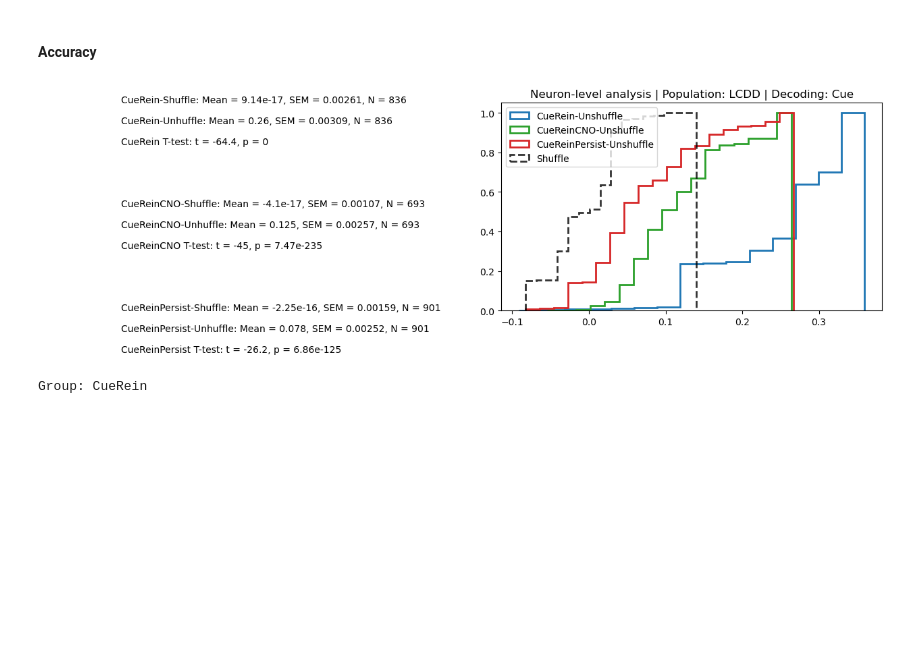
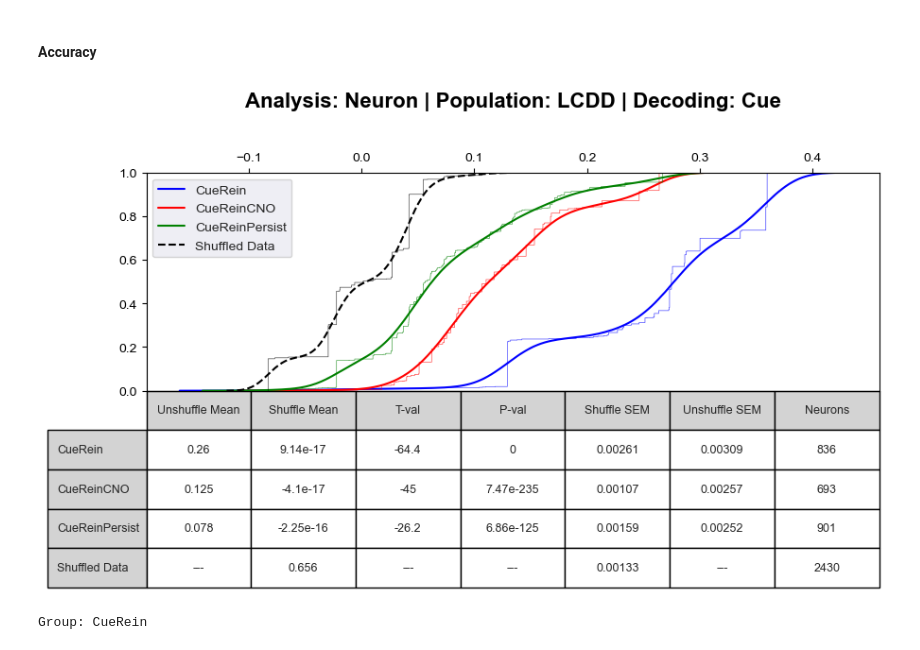
Before and after one commit to datasiansalsa/LC-PrL-DREADDs_Self-Admin_Analysis, a Jupyter notebook: cue_analysis/LCDD/LCDD_cue_analysis_JJB.ipynb, the cells around one changed output. Cells and saved outputs as stored; diff of their text form; code cells hidden in the pictures; blank space fills up the shorter version.

```diff
--- a/cue_analysis/LCDD/LCDD_cue_analysis_JJB.ipynb
+++ b/cue_analysis/LCDD/LCDD_cue_analysis_JJB.ipynb
@@ -1022,7 +1022,7 @@ numneuronsincluster = np.nan*np.ones((numclusters,))
 date = '6-22-23_pt2'
 
 #decoding results base directory
-decoding_results_dir = os.path.join(repository, 'results', 'MVPA')
+decoding_results_dir = os.path.join(repository, 'results', 'decoding')
 
 iteration_results = os.path.join(decoding_results_dir, date)
 if os.path.exists(iteration_results):
@@ -1292,66 +1292,86 @@ df
 
 population = 'LCDD'
 groups = ['CueRein', 'CueReinCNO', 'CueReinPersist']
-colors = (['tab:blue'], ['tab:green'],['tab:red'])
-ls = ['--','solid']
+colors = ['blue', 'red', 'green']
 
 d = {}
 d[variable] = {}
 all_shuffle_for_variable=[]
-fig, ax = plt.subplots(1, 2, figsize = (16,4))
+stats_data_temp_arr = []
+
+x_data = []
+y_data = []
+
+fig, ax = plt.subplots(1, 1, figsize = (10,3))
+sns.set_style('darkgrid')
 for g, group in enumerate(groups):
     d[variable][group] = {}
     d[variable][group] = np.array(np.load(os.path.join(iteration_dictionaries,
                                                         'LC-PrL-DREADDs_SA_%s_%s_accuracy_dict.npy'%(group, date)),
                                                         allow_pickle = True).astype(float))
     temp_unshuffle_nonans, temp_shuffle_nonans = ([],[])
     temp_unshuffle,temp_shuffle = (d[variable][group][0],d[variable][group][1])
 
-    for i in range(len(temp_unshuffle)):
-        if np.isfinite(temp_unshuffle[i]):
-            temp_unshuffle_nonans = np.append(temp_unshuffle_nonans, temp_unshuffle[i])
-    for i in range(len(temp_shuffle)):
-        if np.isfinite(temp_shuffle[i]):
-            temp_shuffle_nonans = np.append(temp_shuffle_nonans, temp_shuffle[i])
+    temp_unshuffle_nonans = temp_unshuffle[np.where(np.isfinite(temp_unshuffle))]
+    temp_shuffle_nonans = temp_shuffle[np.where(np.isfinite(temp_shuffle))]
 
     #normalize data
     mean_shuffle = np.mean(temp_shuffle_nonans)
     temp_unshuffle_nonans = temp_unshuffle_nonans - mean_shuffle
     temp_shuffle_nonans = temp_shuffle_nonans - mean_shuffle
 
-    plt.hist((temp_unshuffle_nonans),  density=True, cumulative=True,\
-        label = '%s-Unshuffle'%(group), histtype='step',\
-        linestyle = ('-'), bins = 'auto', color = colors[g], linewidth=2)
+    #plot data
+    sns.kdeplot(temp_unshuffle_nonans, cumulative=True, label=group, color=colors[g])
+    sns.ecdfplot(temp_unshuffle_nonans, color=colors[g], linewidth=.5, alpha=.7)
 
     all_shuffle_for_variable = np.append(all_shuffle_for_variable, d[variable][group][1])
     if g == len(groups)-1:
-        plt.hist((temp_shuffle_nonans),  density=True, cumulative=True,\
-            label = 'Shuffle', histtype='step',\
-            linestyle = ('--'), bins ='auto', color = 'k', alpha=.8,linewidth=2)
+        sns.kdeplot(temp_shuffle_nonans, cumulative=True, label='Shuffled Data', color='k', linestyle='dashed')
+        sns.ecdfplot(temp_shuffle_nonans, color='k', linewidth=.5, alpha=.7)
 
-    ax[0].text(.2,1-g*.5,'%s-Shuffle: Mean = '%(group) + '{0:.3g}'.format(np.mean(temp_shuffle_nonans)) + \
-        ', SEM = ' + '{0:.3g}'.format(stats.sem(temp_shuffle_nonans)) + ', N = ' + '{0:.3g}'.format(len(temp_shuffle_nonans)))
-    ax[0].text(.2, .9-g*.5,'%s-Unhuffle: Mean = '%(group) + '{0:.3g}'.format(np.mean(temp_unshuffle_nonans)) + \
-        ', SEM = ' + '{0:.3g}'.format(stats.sem(temp_unshuffle_nonans)) + ', N = ' + '{0:.3g}'.format(len(temp_unshuffle_nonans)))
-    t, p = stats.ttest_ind(temp_shuffle_nonans,\
-        temp_unshuffle_nonans, equal_var=False)
-    ax[0].text(.2, .8-g*.5, '%s T-test: t = '%(group) + '{0:.3g}'.format(t) + ', p = ' + '{0:.3g}'.format(p))
+    #stats data
+    t, p = stats.ttest_ind(temp_shuffle_nonans, temp_unshuffle_nonans, equal_var=False)
+    temp_dict = {'Group': group,
+                 'Unshuffle Mean': '{0:.3g}'.format(np.mean(temp_unshuffle_nonans)),
+                 'Shuffle Mean': '{0:.3g}'.format(np.mean(temp_shuffle_nonans)),
+                 'T-val': '{0:.3g}'.format(t),
+                 'P-val': '{0:.3g}'.format(p),
+                 'Shuffle SEM': '{0:.3g}'.format(stats.sem(temp_shuffle_nonans)),
+                 'Unshuffle SEM': '{0:.3g}'.format(stats.sem(temp_unshuffle_nonans)),
+                 'Neurons': len(temp_unshuffle_nonans)}
+    stats_data_temp_arr.append(temp_dict)
 
-ax[0].get_xaxis().set_visible(False)
-ax[0].get_yaxis().set_visible(False)
-ax[0].spines['top'].set_visible(False)
-ax[0].spines['right'].set_visible(False)
-ax[0].spines['left'].set_visible(False)
-ax[0].spines['bottom'].set_visible(False)
+#stats data for all shuffled groups
+t, p = stats.ttest_ind(temp_shuffle_nonans, temp_unshuffle_nonans, equal_var=False)
+stats_data_temp_arr.append({'Group': 'All Shuffled Data',
+                           'Unshuffle Mean': '---',
+                           'Shuffle Mean': '{0:.3g}'.format(np.mean(all_shuffle_for_variable)),
+                           'T-val': '---',
+                            'P-val': '---',
+                           'Shuffle SEM': '{0:.3g}'.format(stats.sem(all_shuffle_for_variable)),
+                           'Unshuffle SEM': '---',
+                           'Neurons': len(all_shuffle_for_variable)})
 
-plt.legend(loc=2)
-plt.title('%s-level analysis | Population: %s | Decoding: %s'%(decoding, population, variable))
+#other plot annotations or removals
+ax.xaxis.tick_top()
+ax.set_ylabel(None)
 
-plt.savefig(os.path.join(iteration_results, 'LC-PrL-DREADDs_SA_%s-%s.PDF'%(group, population)), format = 'PDF')
+stats_df = pd.DataFrame(stats_data_temp_arr).set_index('Group')
+table = ax.table(cellText=stats_df.values,
+                 colLabels=stats_df.columns,
+                 rowLabels=['CueRein', 'CueReinCNO', 'CueReinPersist','Shuffled Data'],
+                 rowColours =["lightgrey"]*4,
+                 colColours =["lightgrey"] * 10,
+                 cellLoc = 'center',
+                 loc='bottom')
+table.scale(1, 2.5)
+plt.legend(loc=2, fontsize=10)
+plt.title('Analysis: %s | Population: %s | Decoding: %s'%(decoding, population, variable), fontsize=16, pad=50, fontweight='bold')
+
 
 plt.show()
 # %% [output]
-[figure, old version]
+[figure, new version]
 # %%
 #cdf plots for clusters
 
```
Also changed, not shown: parts of 2 cells of this notebook, 10 other files.
